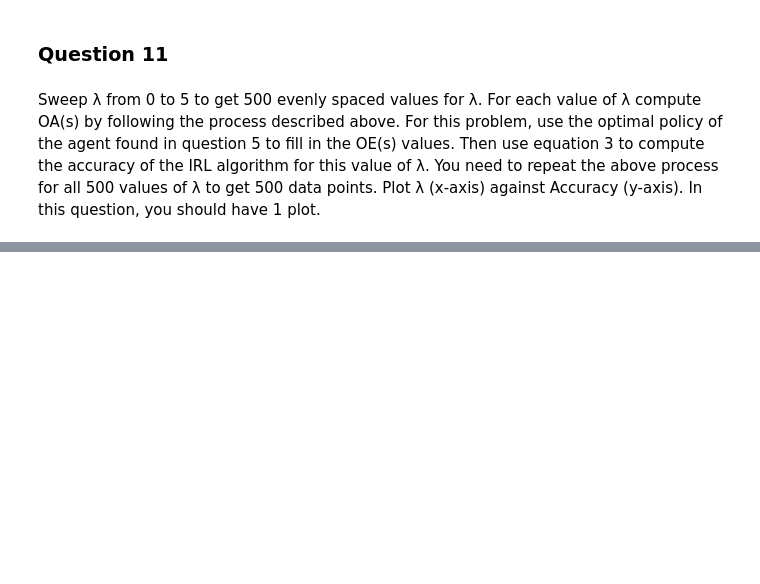
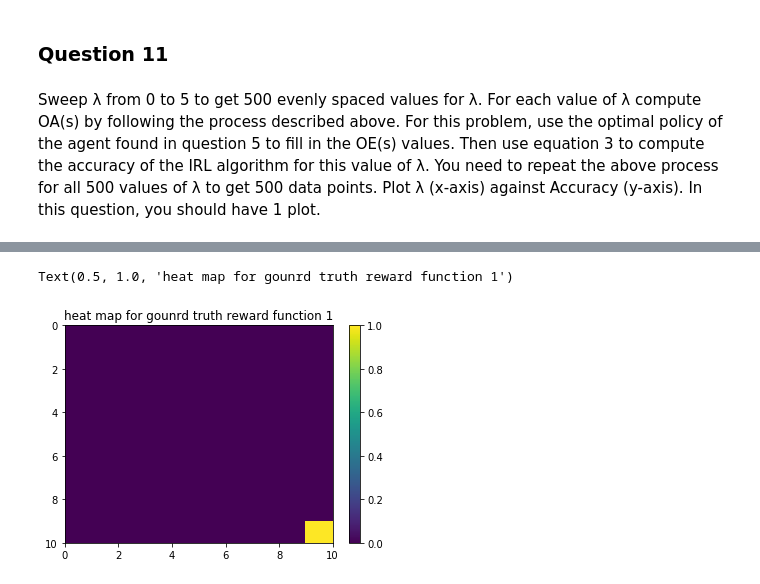
Before and after one commit to Shuyifan/Large-Scale-Social-and-Complex-Networks-Design-and-Algorithms, a Jupyter notebook: Project 3/Project 3.ipynb, the cells around one changed output, grey strips where cells are left out. Drawn from its saved outputs; the diff is of its cells as text; code cells hidden in the pictures; blank space fills up the shorter version.

```diff
--- a/Project 3/Project 3.ipynb
+++ b/Project 3/Project 3.ipynb
@@ -579,0 +601,12 @@ np
+# %%
+# heat map of reward function 1
+
+fig = plt.figure()
+ax = fig.add_subplot(1,1,1)
+plt.pcolor(reward_function1)
+plt.gca().invert_yaxis()
+plt.colorbar()
+ax.set_title("heat map for gounrd truth reward function 1")
+# %% [output]
+Text(0.5, 1.0, 'heat map for gounrd truth reward function 1')
+[figure, added]
```
Also changed, not shown: parts of 48 cells of this notebook.
